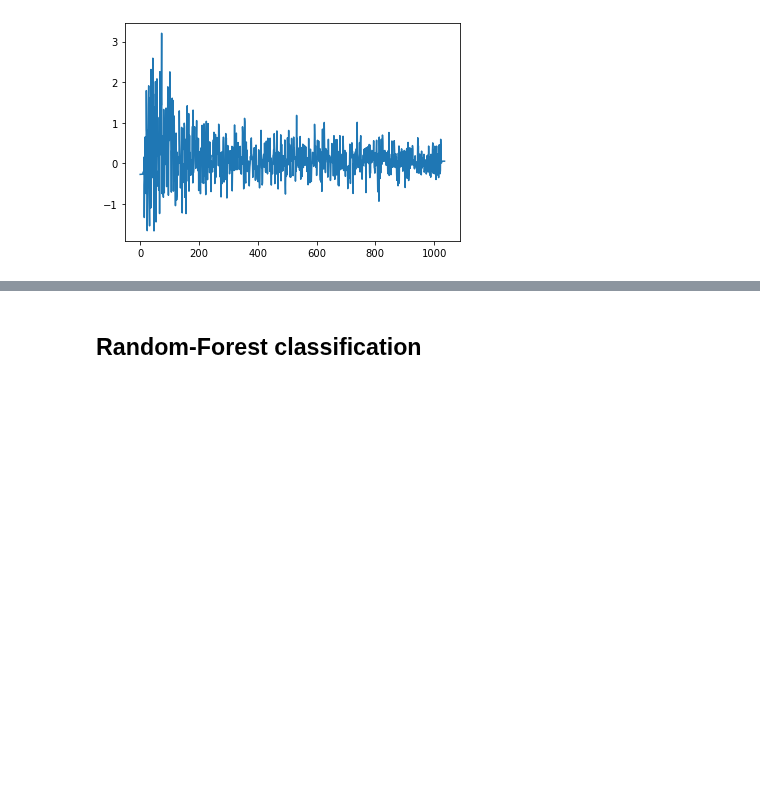
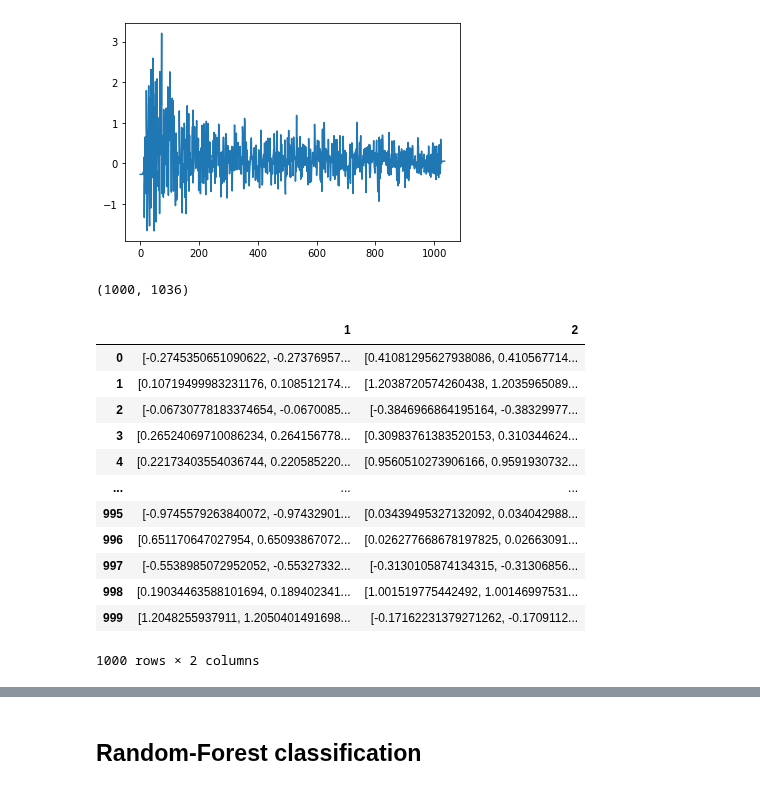
Before and after one commit to nickdavila/LAE-ML-Classification, a Jupyter notebook: Nick-RandomForest.ipynb, the cells around one changed output, grey strips where cells are left out. Cells and saved outputs as stored; diff of their text form; code cells hidden in the pictures; blank space fills up the shorter version.

```diff
--- a/Nick-RandomForest.ipynb
+++ b/Nick-RandomForest.ipynb
@@ -34,3 +72,28 @@ plt.plot(noise_sample[0])
 # %% [output]
 [<matplotlib.lines.Line2D at 0x...>]
 [figure]
+# %%
+noise_sample.shape
+# %% [output]
+(1000, 1036)
+# %%
+df = pd.DataFrame(columns=[1, 2])
+#df[1] = df[1].astype(object)
+for i in range(1000):
+    df.loc[i, 1] = noise_sample[i]
+    df.loc[i, 2] = high_confidence_highz_spectra[i]
+df
+# %% [output]
+|  | 1 | 2 |
+| 0 | [-0.2745350651090622, -0.27376957... | [0.41081295627938086, 0.410567714... |
+| 1 | [0.10719499983231176, 0.108512174... | [1.2038720574260438, 1.2035965089... |
+| 2 | [-0.06730778183374654, -0.0670085... | [-0.3846966864195164, -0.38329977... |
+| 3 | [0.26524069710086234, 0.264156778... | [0.30983761383520153, 0.310344624... |
+| 4 | [0.22173403554036744, 0.220585220... | [0.9560510273906166, 0.9591930732... |
+| ... | ... | ... |
+| 995 | [-0.9745579263840072, -0.97432901... | [0.03439495327132092, 0.034042988... |
+| 996 | [0.651170647027954, 0.65093867072... | [0.026277668678197825, 0.02663091... |
+| 997 | [-0.5538985072952052, -0.55327332... | [-0.3130105874134315, -0.31306856... |
+| 998 | [0.19034463588101694, 0.189402341... | [1.001519775442492, 1.00146997531... |
+| 999 | [1.2048255937911, 1.2050401491698... | [-0.17162231379271262, -0.1709112... |
+1000 rows × 2 columns
```
Also changed, not shown: parts of 41 cells of this notebook.
